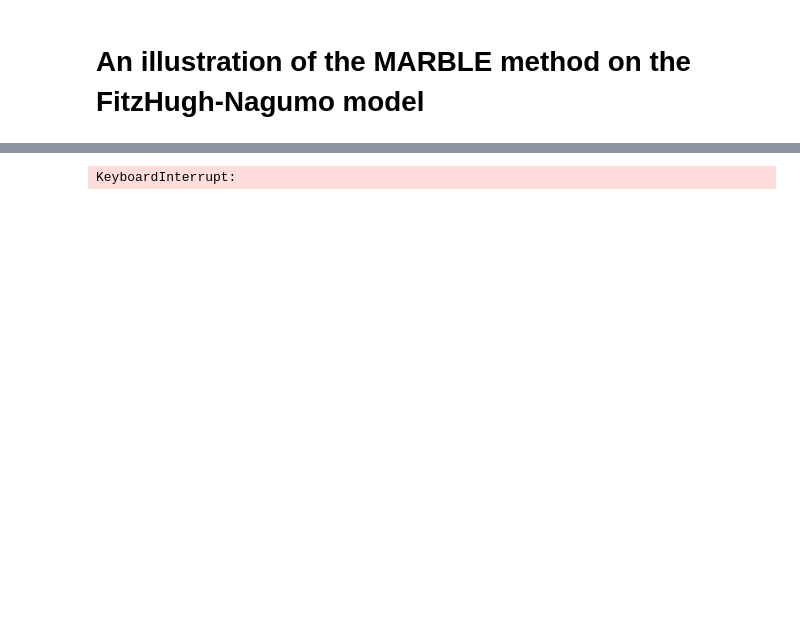
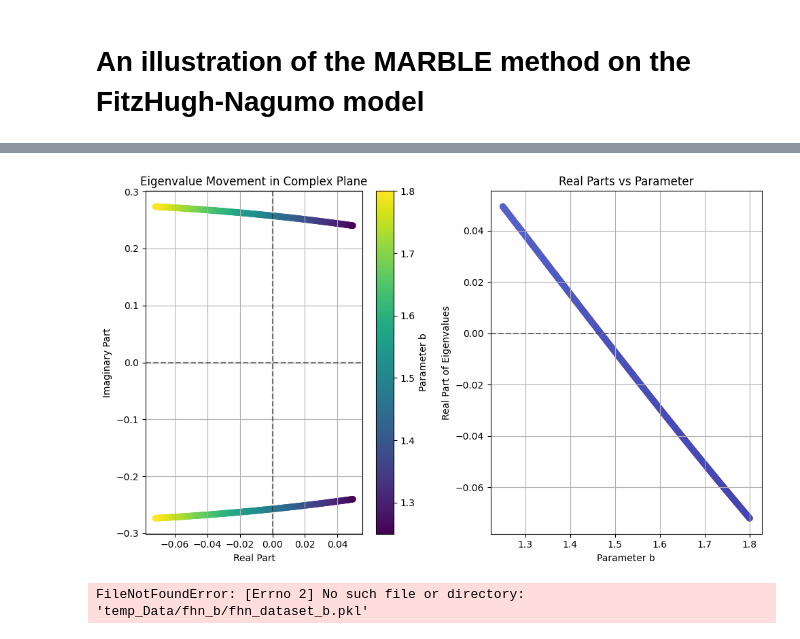
Before and after one commit to Jlei61/ans_MARBLE, a Jupyter notebook: FHN_MARBLE.ipynb, the cells around one changed output, grey strips where cells are left out. Drawn from its saved outputs; the diff is of its cells as text; code cells hidden in the pictures; blank space fills up the shorter version.

```diff
--- a/FHN_MARBLE.ipynb
+++ b/FHN_MARBLE.ipynb
@@ -123,14 +158,47 @@ plt.show()
+# %%
+# Example usage - track eigenvalues for a point near b=1.2
+point_near_transition = [1.0, 0.0]  # Starting point to track (x,y)
+fig, axes = plot_eigenvalue_movement(vary_param,param_range, point_near_transition, FHN_PARAMS)
+# Save the eigenvalue movement plot
+plt.savefig(f'temp_Figures/fhn_{vary_param}/eigenvalue_movement_{vary_param}.png', dpi=300, bbox_inches='tight')
+plt.show()
+# %% [output]
+[figure, added]
 # %%
+load_dataset = True
+load_model = True
+save_path = f'temp_Data/fhn_{vary_param}/fhn_dataset_{vary_param}.pkl'
+model_path = f'temp_Data/fhn_{vary_param}/fhn_model_{vary_param}.pkl'
+
 # Prepare dataset and train model
-data = MARBLE.construct_dataset(anchor=pos_list, vector=vel_list, spacing=0.03)
+if not load_dataset:
+    data = MARBLE.construct_dataset(anchor=pos_list, vector=vel_list, spacing=0.03)
+    with open(save_path, 'wb') as f:
+        pickle.dump(data, f)
+    print(f"Dataset saved to {save_path}")
+else:
+    with open(save_path, 'rb') as f:
+        data = pickle.load(f)
+    print(f"Dataset loaded from {save_path}")
 
 model = MARBLE.net(data, params=MARBLE_PARAMS)
-model.fit(data, outdir='temp_Data')
+
+if not load_model:
+    model.fit(data, outdir='temp_Data')
+    # Save the trained model
+    with open(model_path, 'wb') as f:
+        pickle.dump(model, f)
+    print(f"Model saved to {model_path}")
+else:
+    # Load the trained model
+    with open(model_path, 'rb') as f:
+        model = pickle.load(f)
+    print(f"Model loaded from {model_path}")
 
 # Transform data and calculate distances
 data = model.transform(data)
 data = MARBLE.distribution_distances(data)
 data = MARBLE.embed_in_2D(data)
 # %% [output]
-KeyboardInterrupt:
+FileNotFoundError: [Errno 2] No such file or directory: 'temp_Data/fhn_b/fhn_dataset_b.pkl'
 # %%
```
Also changed, not shown: parts of 4 cells of this notebook, 3 other files.
